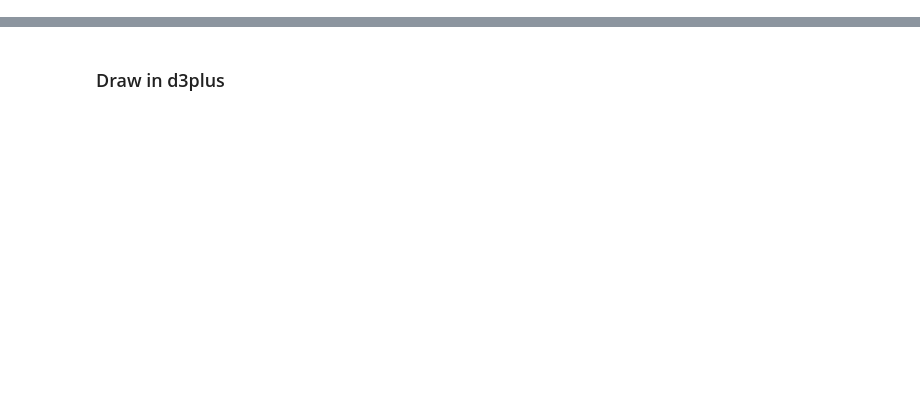
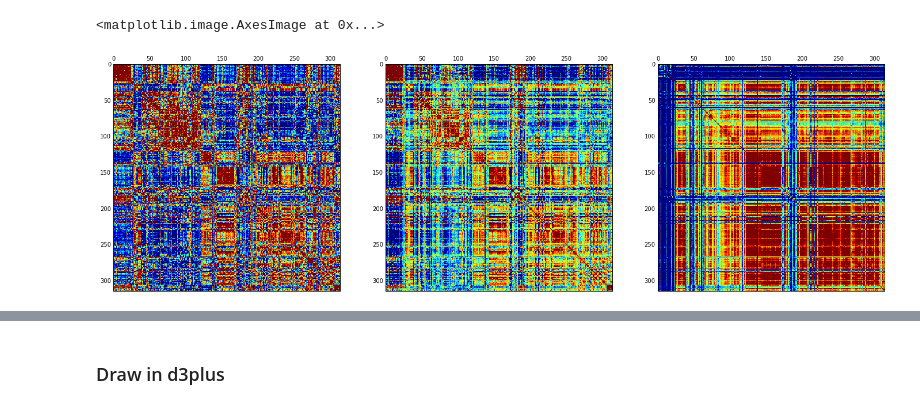
Before and after one commit to matuteiglesias/geo-correlation-structures, a Jupyter notebook: USA plots.ipynb, the cells around one changed output, grey strips where cells are left out. Saved outputs shown, nothing was run; the diff lists cells and outputs as text; code cells hidden in the pictures; blank space fills up the shorter version.

Commit message:
Added user created data

```diff
--- a/USA plots.ipynb
+++ b/USA plots.ipynb
@@ -35,0 +31,7 @@ summary_var.unstack().fillna(0)[variable].cov(min_periods = 10)
+# %%
+county_pop = pd.read_csv('./data/co-est2017-alldata.csv')
+county_pop['area_fips'] = county_pop.STATE.astype(str).str.zfill(2) + county_pop.COUNTY.astype(str).str.zfill(3)
+
+county_pop = county_pop[['area_fips', 'POPESTIMATE2010']].set_index('area_fips')
+# %%
+X = pd.concat([county_pop, X], axis = 1)
@@ -35,0 +89,27 @@ summary_var.unstack().fillna(0)[variable].cov(min_periods = 10)
+# %%
+cor_mat = log10(X).corr(min_periods = 20)
+cov_mat = log10(X).cov(min_periods = 20)
+# %%
+def demean(Z):
+    Z = Z.fillna(0)
+    means = Z.mean()
+    return (Z.T - means).T - means + means.mean()
+
+def stand(Z):
+    Z = Z.fillna(0)
+    std = Z.std()
+    return Z.T.div(std).T.div(std)
+# %%
+# mat = demean(cor_mat.fillna(0))
+# mat = cor_mat
+fig, axs = plt.subplots(1, 3, figsize = (24, 8))
+
+axs[0].matshow(demean(stand(demean(cor_mat))), vmin = -10, vmax = 10)
+axs[1].matshow(demean(cor_mat), vmin = -.1, vmax = .1)
+axs[2].matshow(cor_mat.fillna(0), vmin = .2, vmax = .7)
+
+# plt.hist(stand(demean(cor_mat)).std(), 30)
+# plt.show()
+# %% [output]
+<matplotlib.image.AxesImage at 0x...>
+[figure, added]
```
Also changed, not shown: parts of 20 cells of this notebook, 24 other files.
